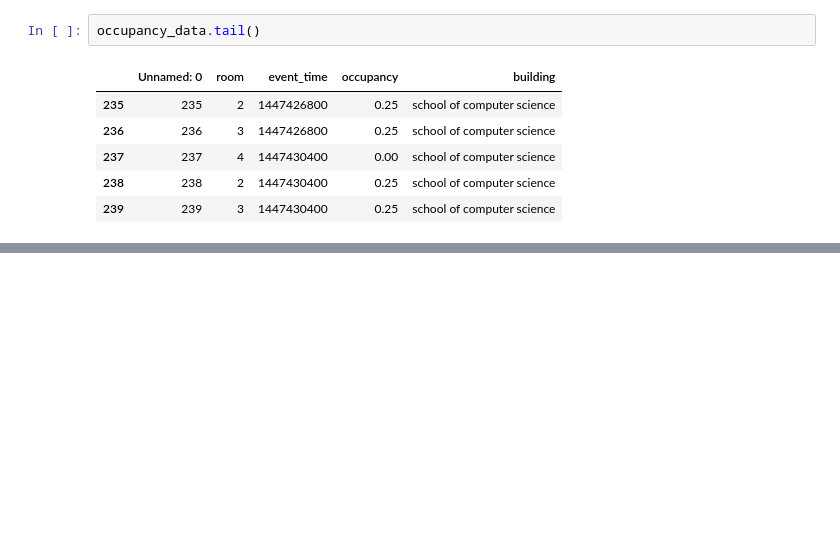
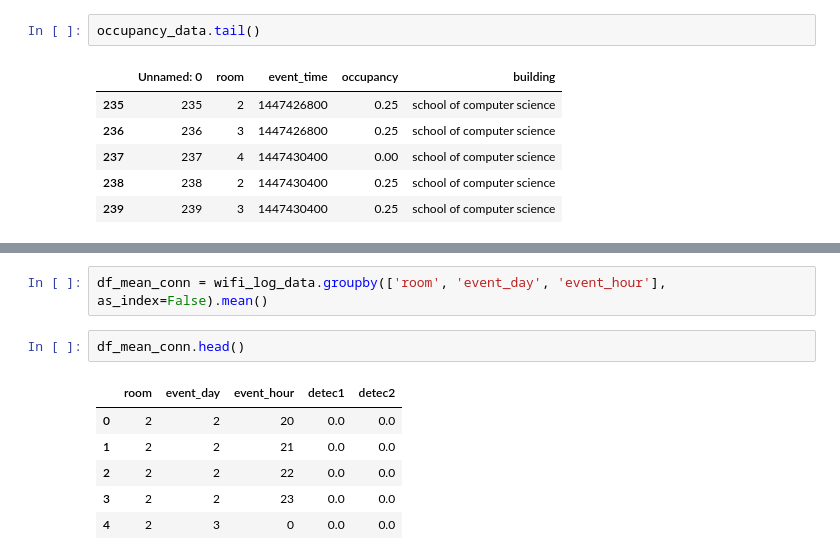
Before and after one commit to PaulineLc/OpenDoorData, a Jupyter notebook: application/data_analytics_ipynb/Data analytics notebook.ipynb, the cells around one changed output, grey strips where cells are left out. Cells and saved outputs as stored; diff of their text form; blank space fills up the shorter version.

```diff
--- a/application/data_analytics_ipynb/Data analytics notebook.ipynb
+++ b/application/data_analytics_ipynb/Data analytics notebook.ipynb
@@ -98,0 +171,11 @@ ValueError: labels ['Unnamed: 0'] not contained in axis
+# %%
+df_mean_conn = wifi_log_data.groupby(['room', 'event_day', 'event_hour'], as_index=False).mean()
+# %%
+df_mean_conn.head()
+# %% [output]
+|  | room | event_day | event_hour | detec1 | detec2 |
+| 0 | 2 | 2 | 20 | 0.0 | 0.0 |
+| 1 | 2 | 2 | 21 | 0.0 | 0.0 |
+| 2 | 2 | 2 | 22 | 0.0 | 0.0 |
+| 3 | 2 | 2 | 23 | 0.0 | 0.0 |
+| 4 | 2 | 3 | 0 | 0.0 | 0.0 |
```
Also changed, not shown: parts of 11 cells of this notebook.
